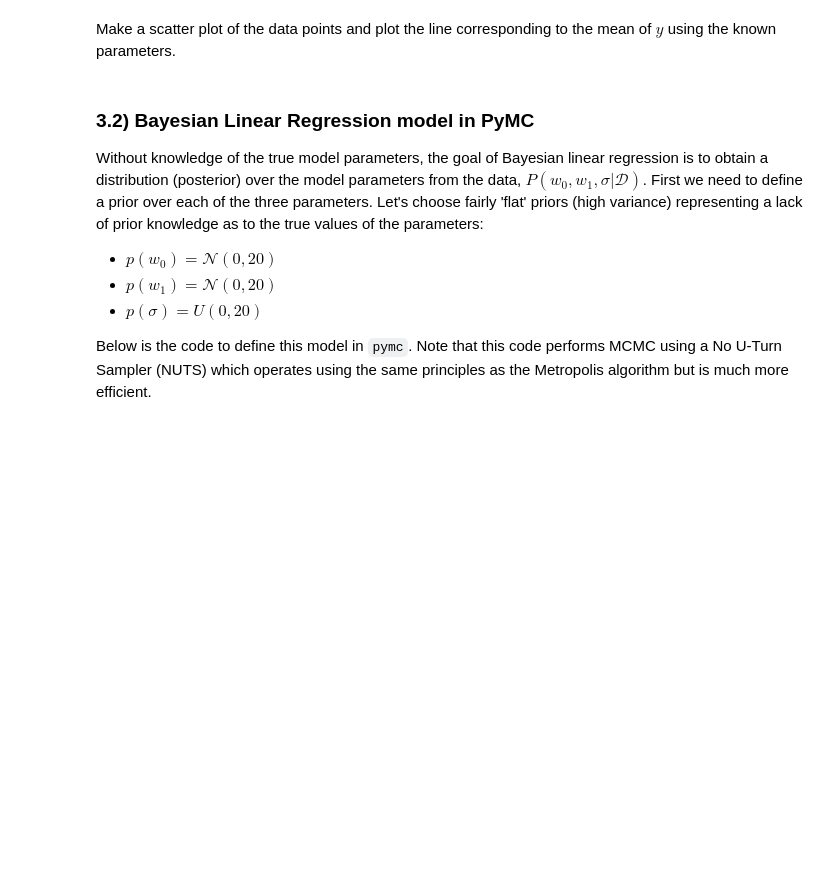
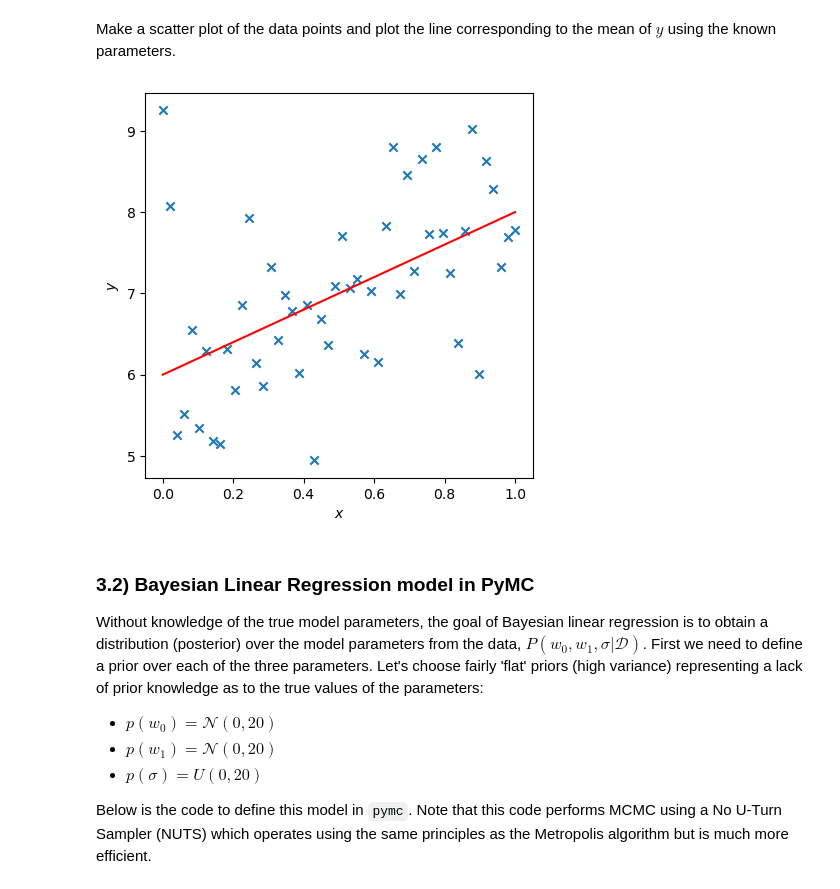
Before and after one commit to ZehuaLiuY/lab_sheets_public, a Jupyter notebook: lab3/lab3-Bayesian_Networks_MCMC_PyMC3.ipynb, the cells around one changed output. Drawn from its saved outputs; the diff is of its cells as text; code cells hidden in the pictures; blank space fills up the shorter version.

```diff
--- a/lab3/lab3-Bayesian_Networks_MCMC_PyMC3.ipynb
+++ b/lab3/lab3-Bayesian_Networks_MCMC_PyMC3.ipynb
@@ -168,3 +243,13 @@ Make a scatter plot of the data points and plot the line corresponding to the me
+# %%
+# write your code here
+plt.figure(figsize=(5,5))
+plt.scatter(x, y, marker='x')
+plt.plot(x, true_w0 + true_w1*x, c='r')
+plt.xlabel('$x$')
+plt.ylabel('$y$')
+plt.show()
+# %% [output]
+[figure, added]
 # %% [markdown]
 ### 3.2) Bayesian Linear Regression model in PyMC
 
```
Also changed, not shown: parts of 13 cells of this notebook.
